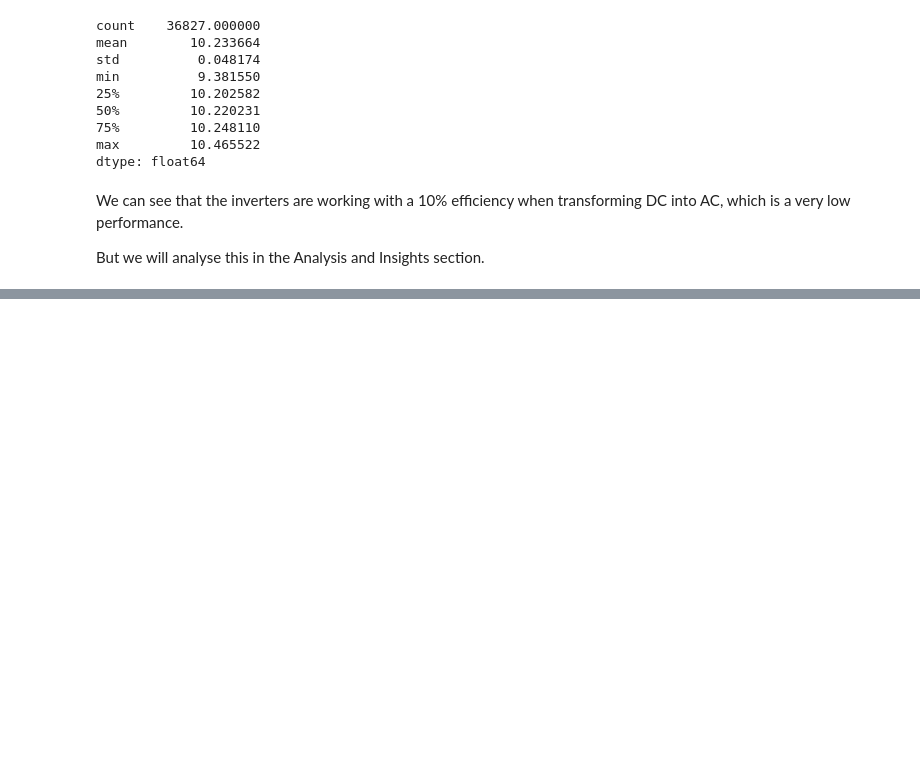
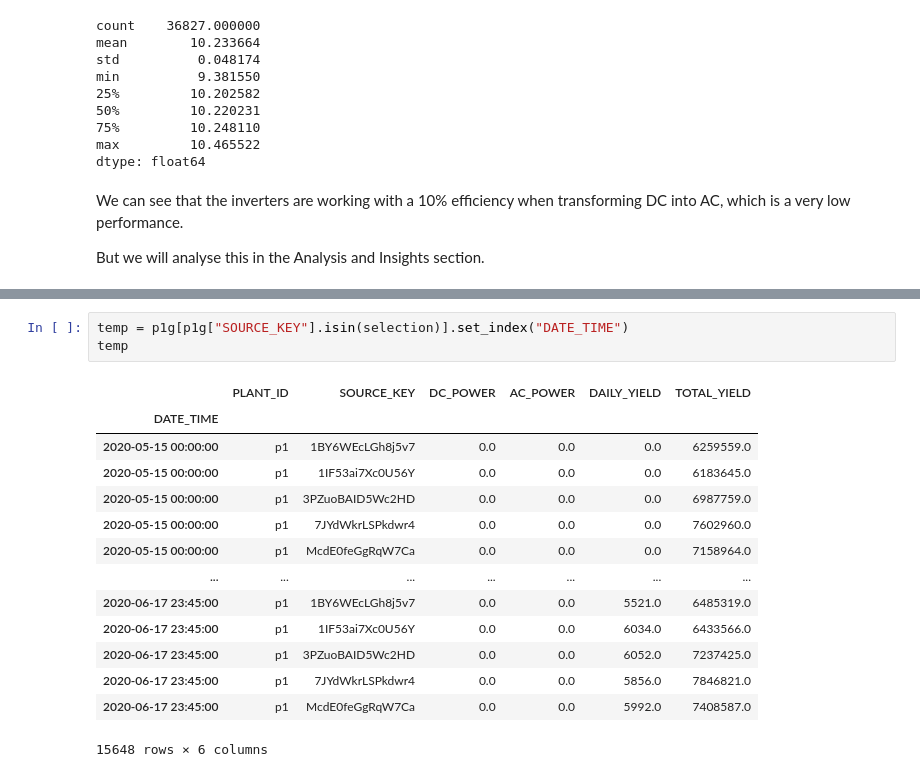
Before and after one commit to luis-cj/data-science-solar-power-plant, a Jupyter notebook: solar_power_plant_part_1.ipynb, the cells around one changed output, grey strips where cells are left out. Saved outputs shown, nothing was run; the diff lists cells and outputs as text; blank space fills up the shorter version.

```diff
--- a/solar_power_plant_part_1.ipynb
+++ b/solar_power_plant_part_1.ipynb
@@ -183,0 +231,18 @@ But we will analyse this in the Analysis and Insights section.
+# %%
+temp = p1g[p1g["SOURCE_KEY"].isin(selection)].set_index("DATE_TIME")
+temp
+# %% [output]
+|  | PLANT_ID | SOURCE_KEY | DC_POWER | AC_POWER | DAILY_YIELD | TOTAL_YIELD |
+| DATE_TIME |  |  |  |  |  |  |
+| 2020-05-15 00:00:00 | p1 | 1BY6WEcLGh8j5v7 | 0.0 | 0.0 | 0.0 | 6259559.0 |
+| 2020-05-15 00:00:00 | p1 | 1IF53ai7Xc0U56Y | 0.0 | 0.0 | 0.0 | 6183645.0 |
+| 2020-05-15 00:00:00 | p1 | 3PZuoBAID5Wc2HD | 0.0 | 0.0 | 0.0 | 6987759.0 |
+| 2020-05-15 00:00:00 | p1 | 7JYdWkrLSPkdwr4 | 0.0 | 0.0 | 0.0 | 7602960.0 |
+| 2020-05-15 00:00:00 | p1 | McdE0feGgRqW7Ca | 0.0 | 0.0 | 0.0 | 7158964.0 |
+| ... | ... | ... | ... | ... | ... | ... |
+| 2020-06-17 23:45:00 | p1 | 1BY6WEcLGh8j5v7 | 0.0 | 0.0 | 5521.0 | 6485319.0 |
+| 2020-06-17 23:45:00 | p1 | 1IF53ai7Xc0U56Y | 0.0 | 0.0 | 6034.0 | 6433566.0 |
+| 2020-06-17 23:45:00 | p1 | 3PZuoBAID5Wc2HD | 0.0 | 0.0 | 6052.0 | 7237425.0 |
+| 2020-06-17 23:45:00 | p1 | 7JYdWkrLSPkdwr4 | 0.0 | 0.0 | 5856.0 | 7846821.0 |
+| 2020-06-17 23:45:00 | p1 | McdE0feGgRqW7Ca | 0.0 | 0.0 | 5992.0 | 7408587.0 |
+15648 rows × 6 columns
```
Also changed, not shown: parts of 10 cells of this notebook.
